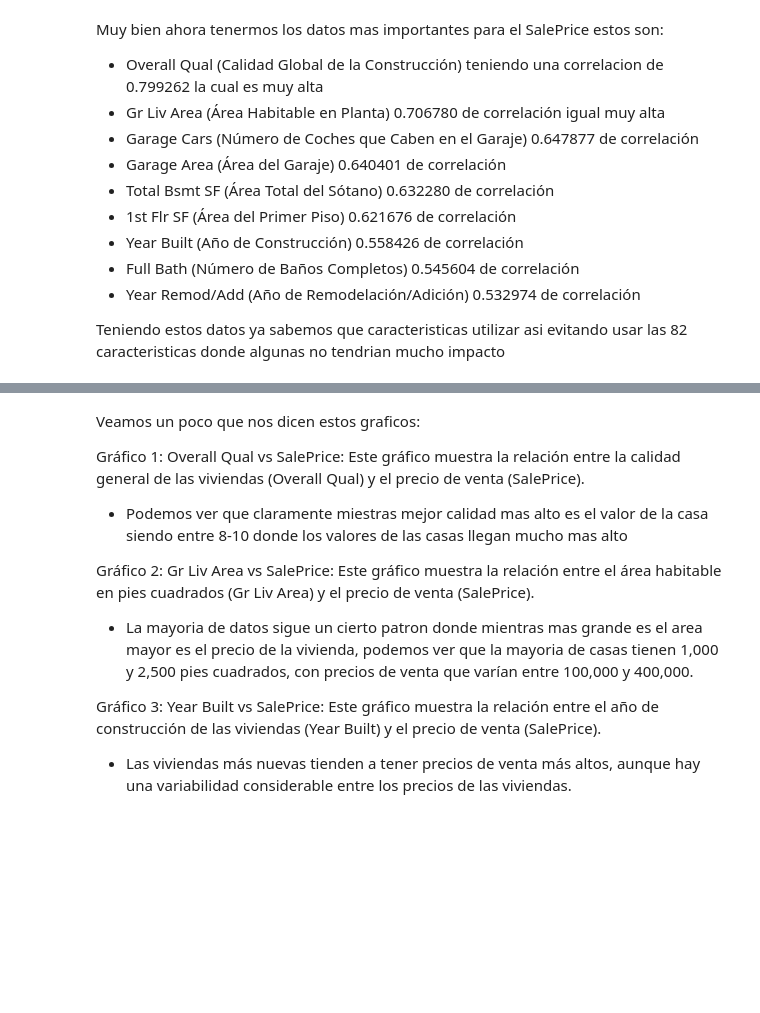
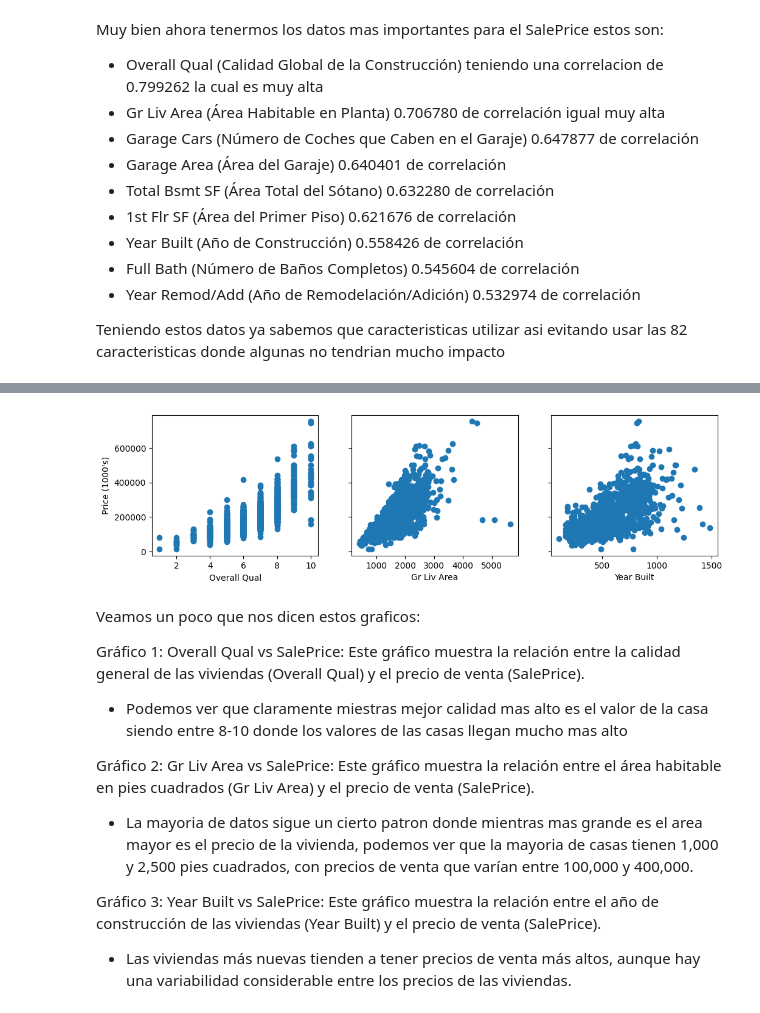
Before and after one commit to NikoMalek/House-prices-linear-regression, a Jupyter notebook: house-price-predict.ipynb, the cells around one changed output, grey strips where cells are left out. Cells and saved outputs as stored; diff of their text form; code cells hidden in the pictures; blank space fills up the shorter version.

```diff
--- a/house-price-predict.ipynb
+++ b/house-price-predict.ipynb
@@ -34,0 +38,10 @@ print(numeric_df.head())
+# %%
+# Veamos si hay valores nulos
+print("Datos faltantes por columna:")
+print(numeric_df.isnull().sum())
+# Veamos si hay valores infinitos
+print("\nDatos finitos por columna:")
+print(np.isfinite(numeric_df).sum())
+
+# Eliminar filas con datos faltantes
+numeric_df = numeric_df.dropna()
@@ -70,6 +128,10 @@ Teniendo estos datos ya sabemos que caracteristicas utilizar asi evitando usar l
 # Asignaremos las caracteristicas a x_train y la variable objetivo SalePrice a y_train
 x_train = numeric_df[['Overall Qual', 'Gr Liv Area', 'Garage Area', 'Garage Cars', 'Total Bsmt SF', '1st Flr SF','Full Bath', 'Year Built', 'Year Remod/Add']]
 y_train = numeric_df['SalePrice']
+
+# Convertir a NumPy arrays para facilitar el manejo
+x_train = x_train.to_numpy()
+y_train = y_train.to_numpy()
 # %%
 # Veamos la dimension de nuestros datos
 
@@ -116,3 +145,21 @@ plt.show()
+# %%
+
+# Vamos a ver estos 3 features donde veremos estos 3 graficos
+# Gráfico de dispersión para 'Overall Qual' vs 'SalePrice'
+# Gráfico de dispersión para 'Gr Liv Area' vs 'SalePrice'
+# Gráfico de dispersión para 'Year Built' vs 'SalePrice'
+
+X_features = ['Overall Qual', 'Gr Liv Area', 'Year Built']
+
+# Visualicemos los datos con matplotlib
+fig,ax=plt.subplots(1, 3, figsize=(12, 3), sharey=True)
+for i in range(len(ax)):
+    ax[i].scatter(x_train[:,i],y_train)
+    ax[i].set_xlabel(X_features[i])
+ax[0].set_ylabel("Price (1000's)")
+plt.show()
+# %% [output]
+[figure, added]
 # %% [markdown]
 Veamos un poco que nos dicen estos graficos:
 
```
Also changed, not shown: parts of 14 cells of this notebook.
